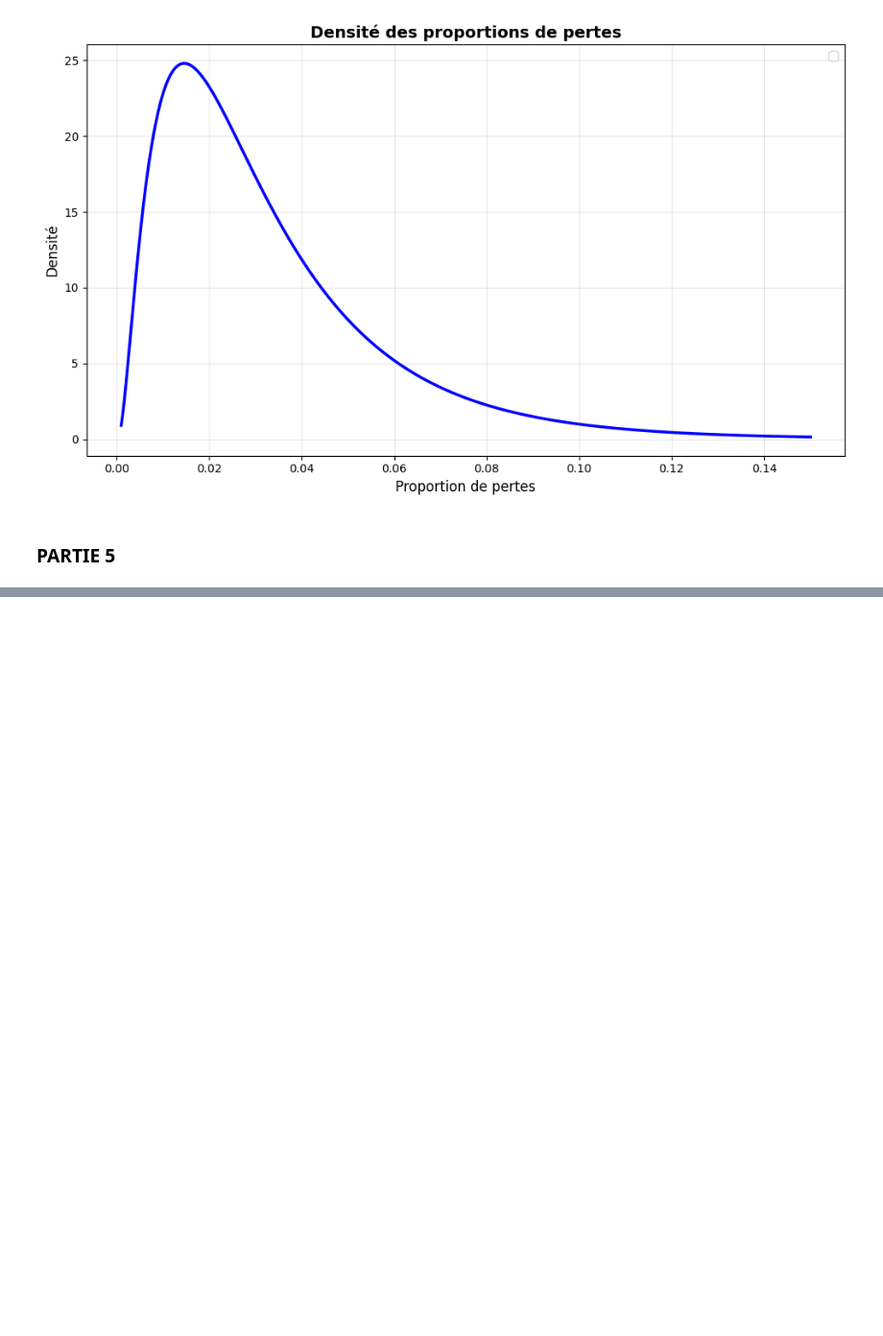
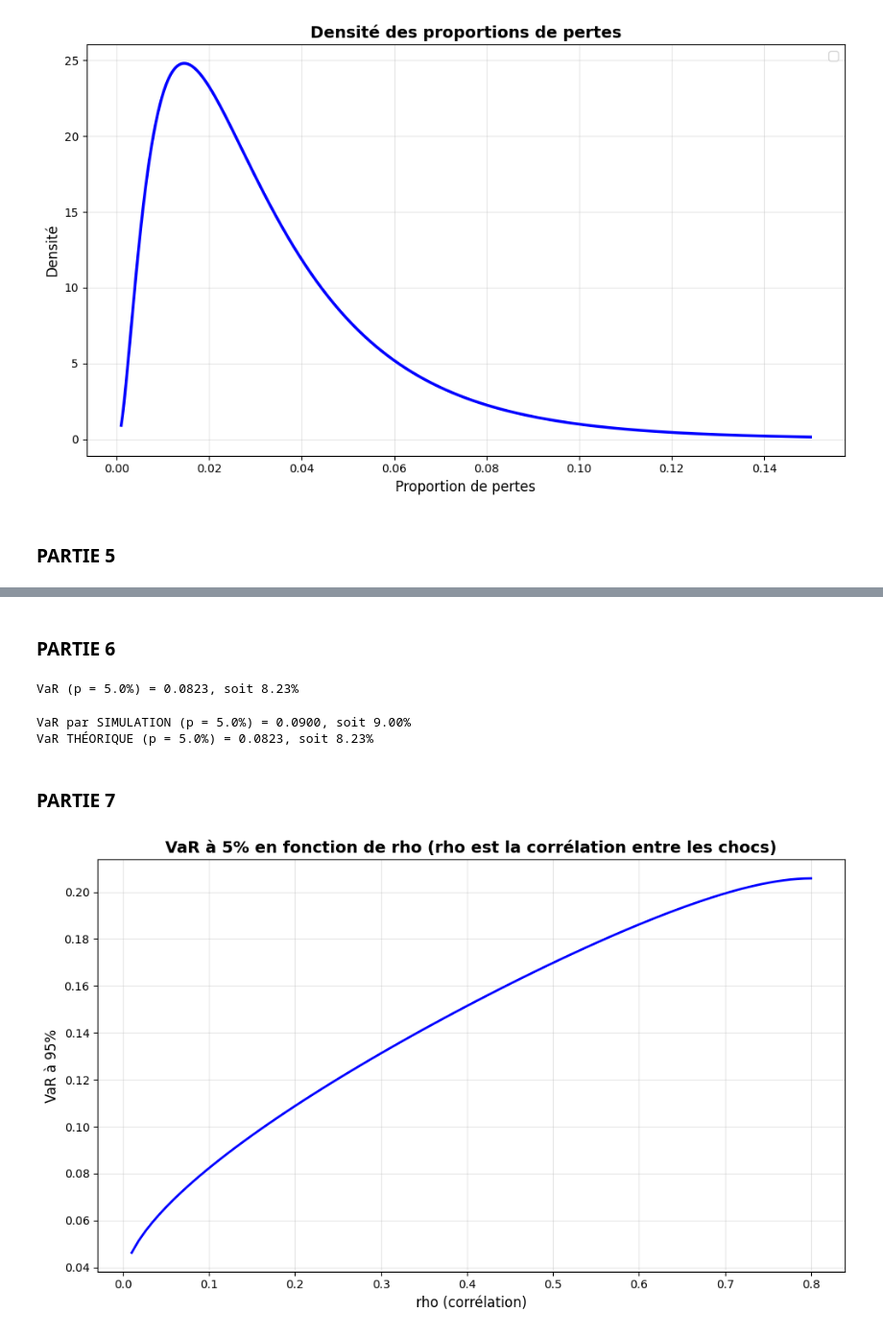
Before and after one commit to Lilas-Bertot/PYTHON-FINA-60232, a Jupyter notebook: Code python.ipynb, the cells around one changed output, grey strips where cells are left out. Shown at 96% size. Cells and saved outputs as stored; diff of their text form; code cells hidden in the pictures; blank space fills up the shorter version.

```diff
--- a/Code python.ipynb
+++ b/Code python.ipynb
@@ -158,0 +157,48 @@ print(f"Pr(L < {x_seuil}) THÉORIQUE (Vasicek)   : {prob_cumulative:.4f}")
+# %% [markdown]
+### PARTIE 6
+# %%
+def VaR(p, PD, rho):
+
+    # Définition des termes
+    i = np.sqrt(rho)
+    j = norm.ppf(1 - p)
+    k = norm.ppf(PD)
+    l = np.sqrt(1 - rho)
+
+    var = norm.cdf((i * j + k) / l)
+
+    return var
+# %%
+# Calcul de la VaR avec probabilité de 5%
+p_val = 0.05
+var_5 = VaR(p_val, PD, rho)
+
+print(f"VaR (p = {p_val*100}%) = {var_5:.4f}, soit {var_5*100:.2f}%")
+# %% [output]
+VaR (p = 5.0%) = 0.0823, soit 8.23%
+# %%
+# Calcul de la VaR avec probabilité de 5% par simulations
+var_empirique = np.percentile(L, (1 - p_val) * 100)
+
+print(f"VaR par SIMULATION (p = {p_val*100}%) = {var_empirique:.4f}, soit {var_empirique*100:.2f}%")
+print(f"VaR THÉORIQUE (p = {p_val*100}%) = {var_5:.4f}, soit {var_5*100:.2f}%")
+# %% [output]
+VaR par SIMULATION (p = 5.0%) = 0.0900, soit 9.00%
+VaR THÉORIQUE (p = 5.0%) = 0.0823, soit 8.23%
+# %% [markdown]
+### PARTIE 7
+# %%
+# Graphique de la VaR en fonction de rho
+rho_values = np.linspace(0.01, 0.8, 100)
+var_values = [VaR(p_val, PD, r) for r in rho_values]
+
+plt.figure(figsize=(10, 6))
+plt.plot(rho_values, var_values, 'b-', linewidth=2)
+plt.title(f"VaR à {p_val*100:.0f}% en fonction de rho (rho est la corrélation entre les chocs)", fontsize=14, fontweight='bold')
+plt.xlabel("rho (corrélation)", fontsize=12)
+plt.ylabel(f"VaR à {(1-p_val)*100:.0f}%", fontsize=12)
+plt.grid(True, alpha=0.3)
+plt.tight_layout()
+plt.show()
+# %% [output]
+[figure, added]
```
Also changed, not shown: parts of 8 cells of this notebook.
